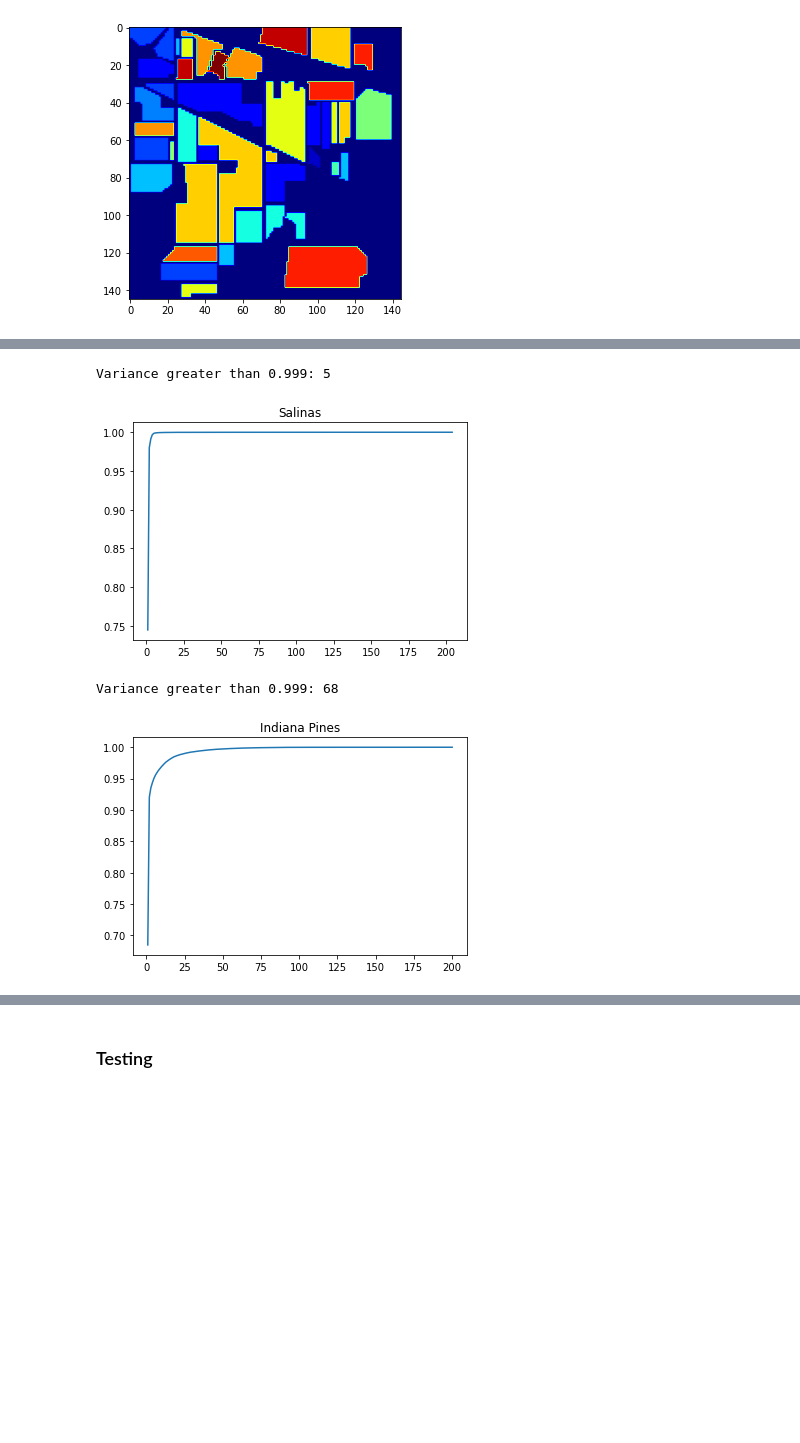
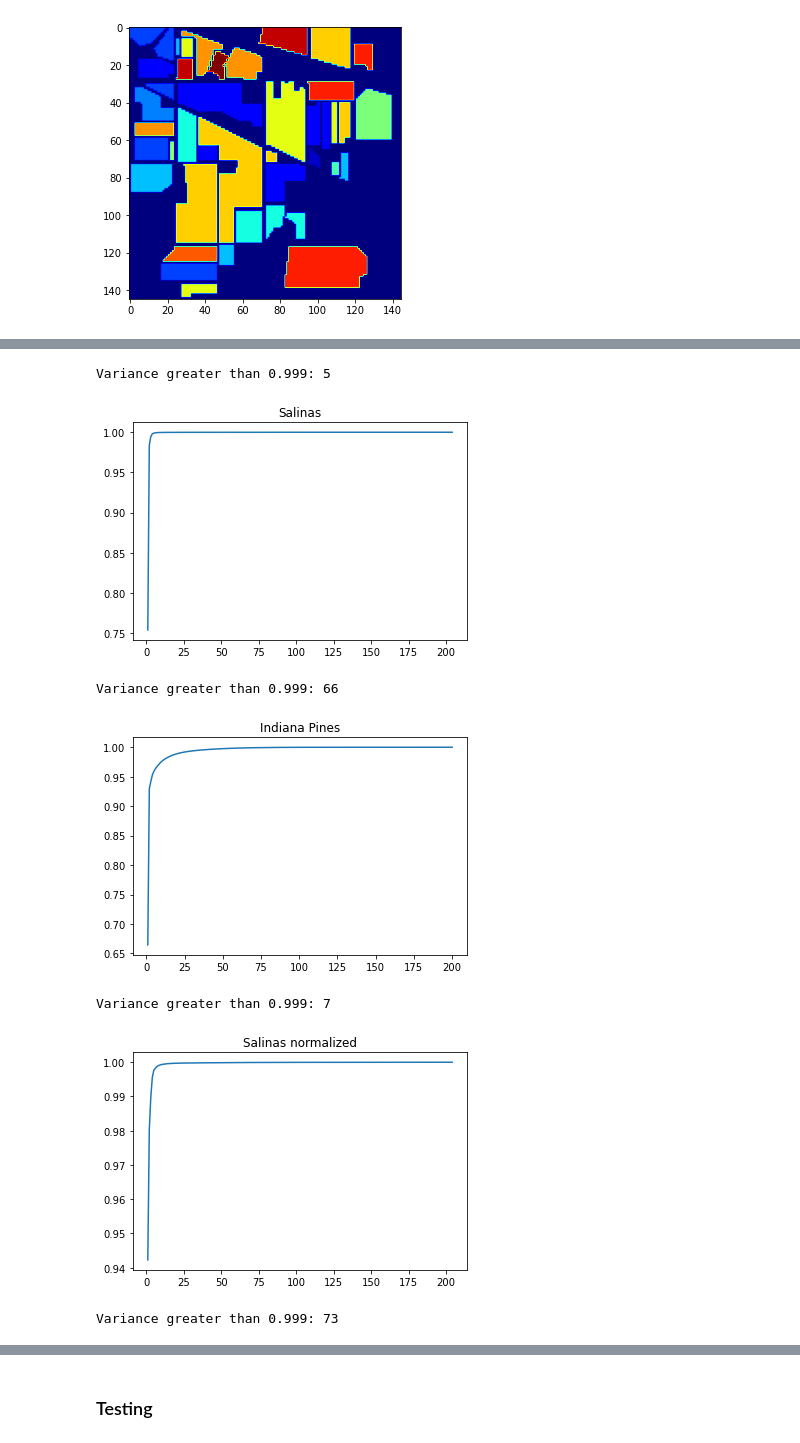
Before and after one commit to DarkPaquito/iml-project, a Jupyter notebook: Project_IML.ipynb, the cells around one changed output, grey strips where cells are left out. Drawn from its saved outputs; the diff is of its cells as text; code cells hidden in the pictures; blank space fills up the shorter version.

```diff
--- a/Project_IML.ipynb
+++ b/Project_IML.ipynb
@@ -65,14 +67,24 @@ plt.imshow(indiana_pines_gt, cmap='jet')
 # %%
 def flatten_image(X):
     return X.reshape((-1, X.shape[-1]))
-
 X1 = flatten_image(salinas)
 Y1 = salinas_gt.flatten()
+
+# We remove the non labelized data from the dataset.
+X1 = X1[Y1!=0]
+Y1 = Y1[Y1!=0]
+Y1 = Y1 - 1
+values, count = np.unique(Y1, return_counts=True)
+print(values, '\n', count)
 print(X1.shape)
 print(Y1.shape)
 
 X2 = flatten_image(indiana_pines)
 Y2 = indiana_pines_gt.flatten()
+
+X2 = X2[Y2!=0]
+Y2 = Y2[Y2!=0]
+Y2 = Y2 - 1
 print(X2.shape)
 print(Y2.shape)
 # %% [output]
@@ -99,19 +135,24 @@ pca_components(X2, "Indiana Pines")
 # %%
 def pca_components_cumsum(X, name):
-    pca = decomposition.PCA()
+    pca = PCA()
     pca.fit(X)
 
     variances = np.cumsum(pca.explained_variance_ratio_)
     print("Variance greater than 0.999:", np.argmax(variances > 0.999))
 
     plt.plot(np.arange(1, X.shape[-1] + 1), variances)
     plt.title(name)
     plt.show()
 
 pca_components_cumsum(X1, "Salinas")
 pca_components_cumsum(X2, "Indiana Pines")
+pca_components_cumsum(Normalizer().fit_transform(X1), "Salinas normalized")
+pca_components_cumsum(Normalizer().fit_transform(X2), "Indiana Pines normalized")
 # %% [output]
 Variance greater than 0.999: 5
-[figure, old version]
+[figure, new version]
-Variance greater than 0.999: 68
+Variance greater than 0.999: 66
-[figure, old version]
+[figure, new version]
+Variance greater than 0.999: 7
+[figure, added]
+Variance greater than 0.999: 73
```
Also changed, not shown: parts of 62 cells of this notebook.
